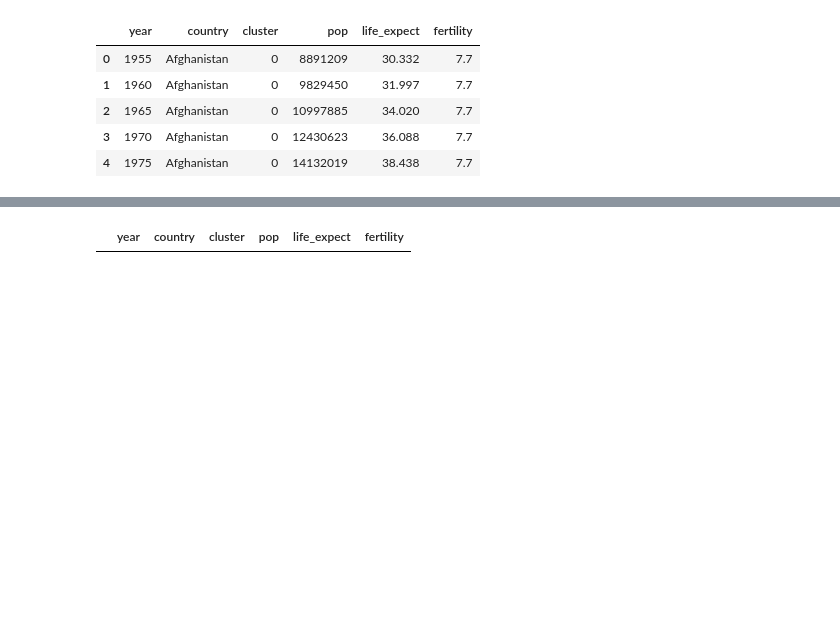
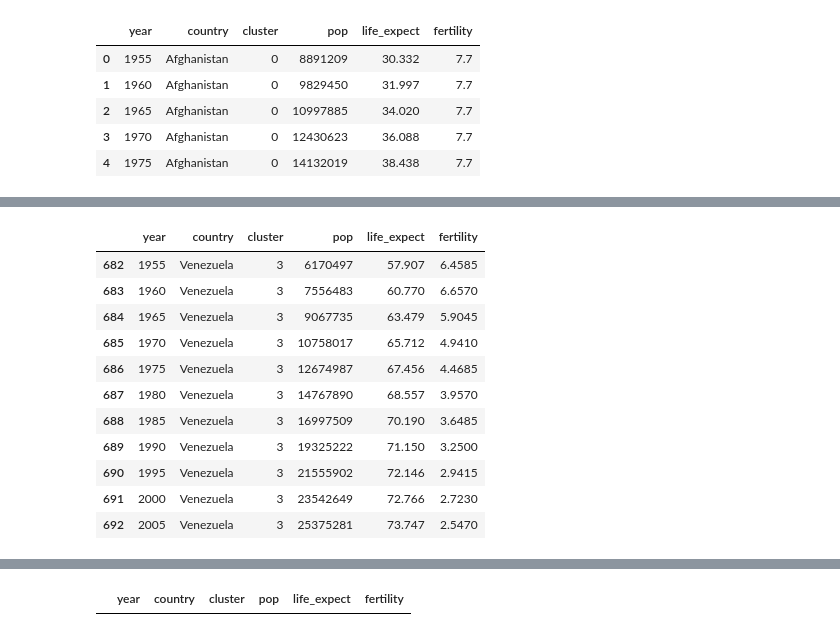
Before and after one commit to dwootton/Altair-Express, a Jupyter notebook: Untitled2.ipynb, the cells around one changed output, grey strips where cells are left out. Cells and saved outputs as stored; diff of their text form; code cells hidden in the pictures; blank space fills up the shorter version.

```diff
--- a/Untitled2.ipynb
+++ b/Untitled2.ipynb
@@ -43,2 +38,17 @@ is agg y True
 [interactive output not drawn]
+# %%
+df.query("country in ['Venezuela']")
+# %% [output]
+|  | year | country | cluster | pop | life_expect | fertility |
+| 682 | 1955 | Venezuela | 3 | 6170497 | 57.907 | 6.4585 |
+| 683 | 1960 | Venezuela | 3 | 7556483 | 60.770 | 6.6570 |
+| 684 | 1965 | Venezuela | 3 | 9067735 | 63.479 | 5.9045 |
+| 685 | 1970 | Venezuela | 3 | 10758017 | 65.712 | 4.9410 |
+| 686 | 1975 | Venezuela | 3 | 12674987 | 67.456 | 4.4685 |
+| 687 | 1980 | Venezuela | 3 | 14767890 | 68.557 | 3.9570 |
+| 688 | 1985 | Venezuela | 3 | 16997509 | 70.190 | 3.6485 |
+| 689 | 1990 | Venezuela | 3 | 19325222 | 71.150 | 3.2500 |
+| 690 | 1995 | Venezuela | 3 | 21555902 | 72.146 | 2.9415 |
+| 691 | 2000 | Venezuela | 3 | 23542649 | 72.766 | 2.7230 |
+| 692 | 2005 | Venezuela | 3 | 25375281 | 73.747 | 2.5470 |
 # %%
```
Also changed, not shown: parts of 6 cells of this notebook, 42 other files.
